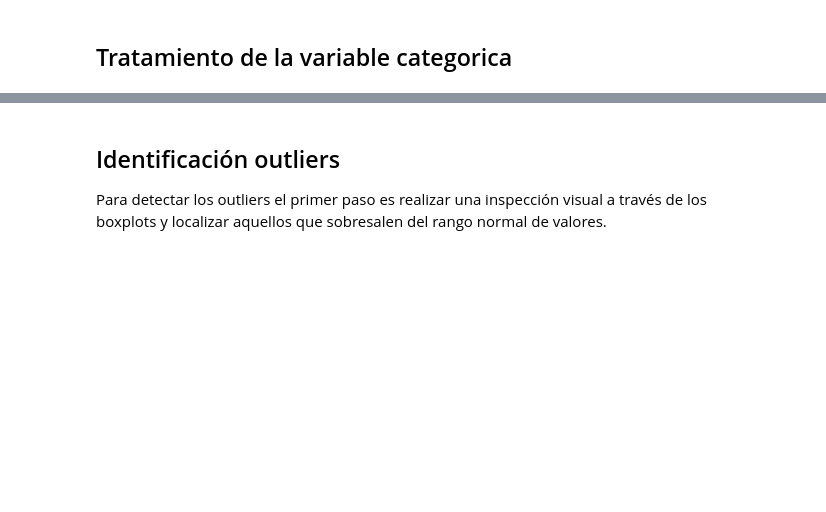
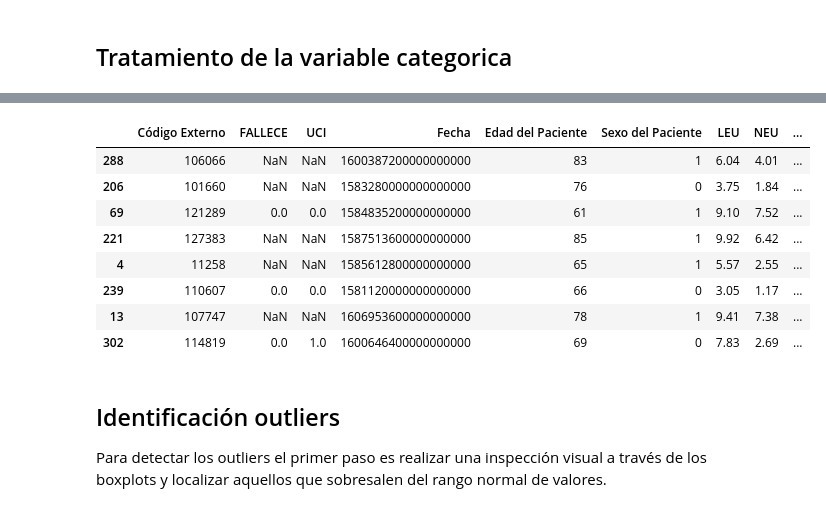
Before and after one commit to jorgealarconlucas/TFG, a Jupyter notebook: TFG.ipynb, the cells around one changed output, grey strips where cells are left out. Drawn from its saved outputs; the diff is of its cells as text; code cells hidden in the pictures; blank space fills up the shorter version.

```diff
--- a/TFG.ipynb
+++ b/TFG.ipynb
@@ -797,4 +797,16 @@ Index(['Código Externo', 'FALLECE', 'UCI', 'Día del Año', 'Fecha',
       dtype='object')
+# %%
+X_train.head(8)
+# %% [output]
+|  | Código Externo | FALLECE | UCI | Fecha | Edad del Paciente | Sexo del Paciente | LEU | NEU | ... |
+| 288 | 106066 | NaN | NaN | 1600387200000000000 | 83 | 1 | 6.04 | 4.01 | ... |
+| 206 | 101660 | NaN | NaN | 1583280000000000000 | 76 | 0 | 3.75 | 1.84 | ... |
+| 69 | 121289 | 0.0 | 0.0 | 1584835200000000000 | 61 | 1 | 9.10 | 7.52 | ... |
+| 221 | 127383 | NaN | NaN | 1587513600000000000 | 85 | 1 | 9.92 | 6.42 | ... |
+| 4 | 11258 | NaN | NaN | 1585612800000000000 | 65 | 1 | 5.57 | 2.55 | ... |
+| 239 | 110607 | 0.0 | 0.0 | 1581120000000000000 | 66 | 0 | 3.05 | 1.17 | ... |
+| 13 | 107747 | NaN | NaN | 1606953600000000000 | 78 | 1 | 9.41 | 7.38 | ... |
+| 302 | 114819 | 0.0 | 1.0 | 1600646400000000000 | 69 | 0 | 7.83 | 2.69 | ... |
 # %% [markdown]
 ## Identificación outliers
 
```
Also changed, not shown: parts of 27 cells of this notebook.
